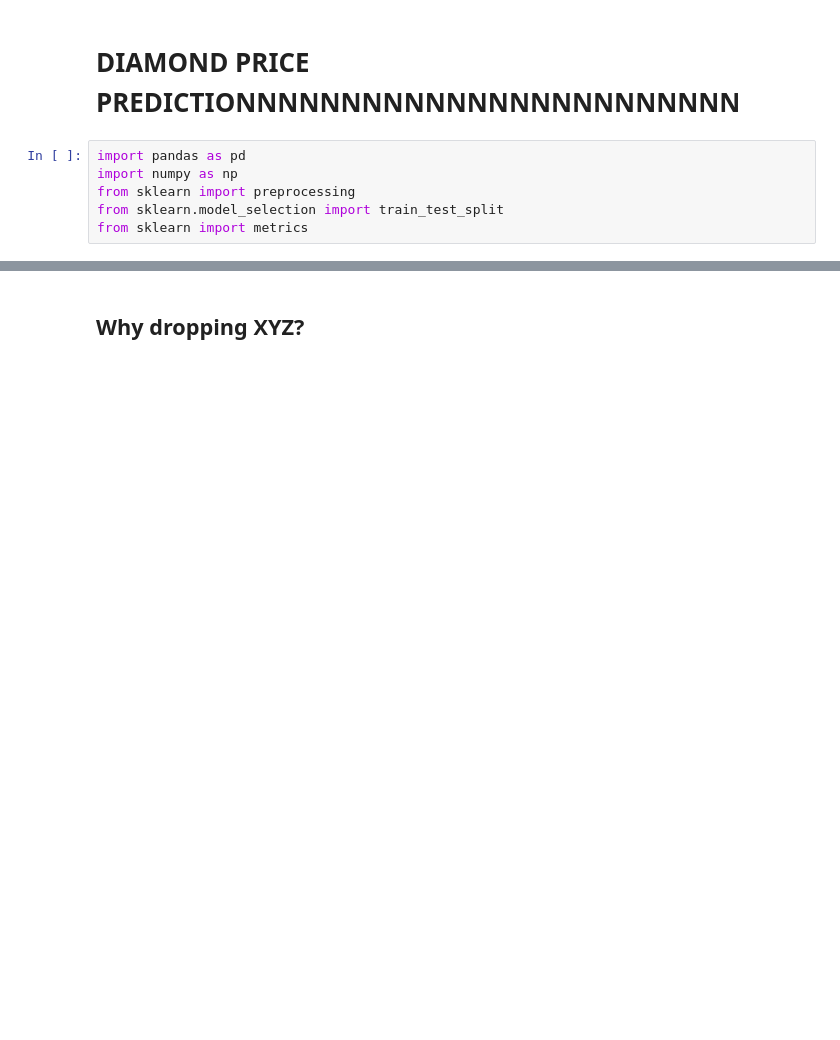
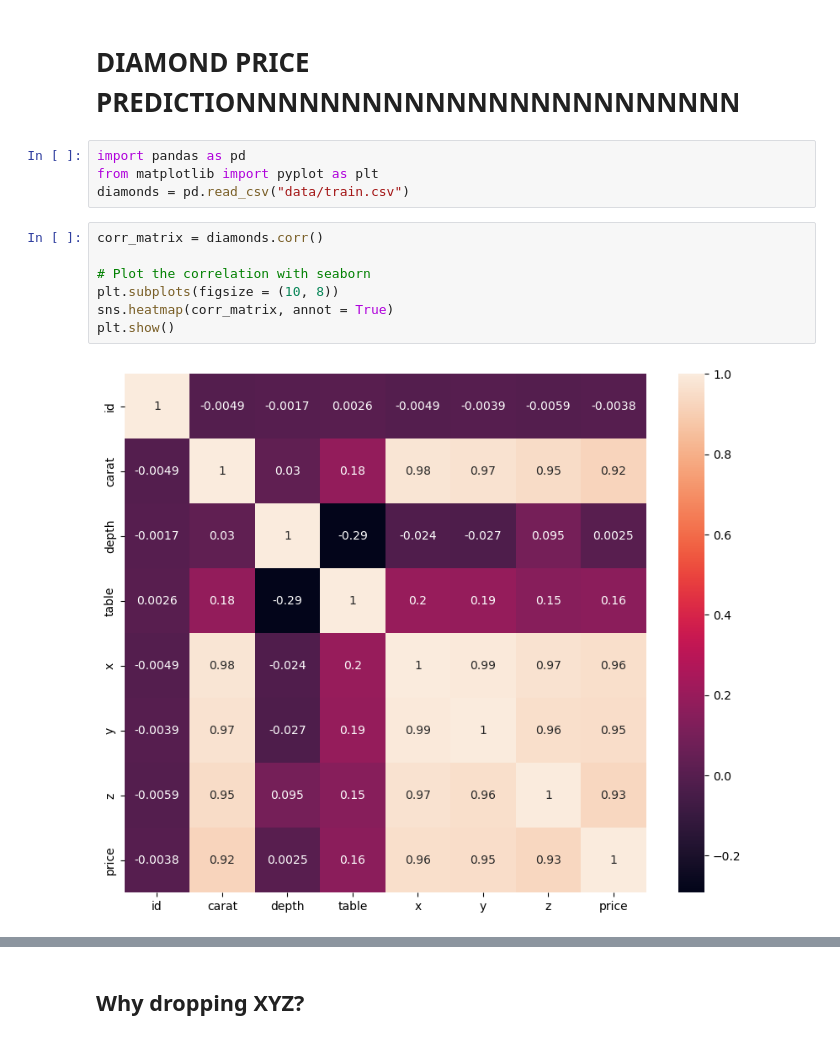
Before and after one commit to csuoc/diamond_prices_ML, a Jupyter notebook: Analysis.ipynb, the cells around one changed output, grey strips where cells are left out. Saved outputs shown, nothing was run; the diff lists cells and outputs as text; blank space fills up the shorter version.

```diff
--- a/Analysis.ipynb
+++ b/Analysis.ipynb
@@ -1,9 +1,16 @@
 # %% [markdown]
 # DIAMOND PRICE PREDICTIONNNNNNNNNNNNNNNNNNNNNNNN
-# %%
-import pandas as pd
-import numpy as np
-from sklearn import preprocessing
-from sklearn.model_selection import train_test_split
-from sklearn import metrics
+# %%
+import pandas as pd
+from matplotlib import pyplot as plt
+diamonds = pd.read_csv("data/train.csv")
+# %%
+corr_matrix = diamonds.corr()
+
+# Plot the correlation with seaborn
+plt.subplots(figsize = (10, 8))
+sns.heatmap(corr_matrix, annot = True)
+plt.show()
+# %% [output]
+[figure, added]
 # %%
```
Also changed, not shown: parts of 4 cells of this notebook, 11 other files.
